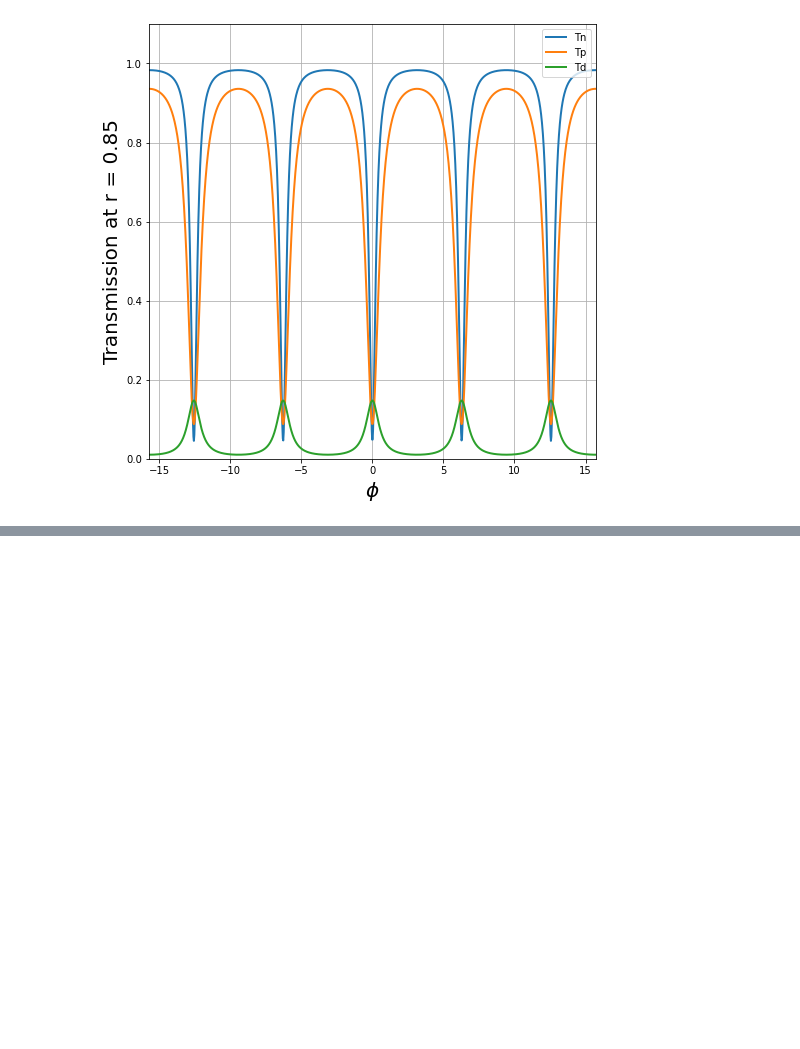
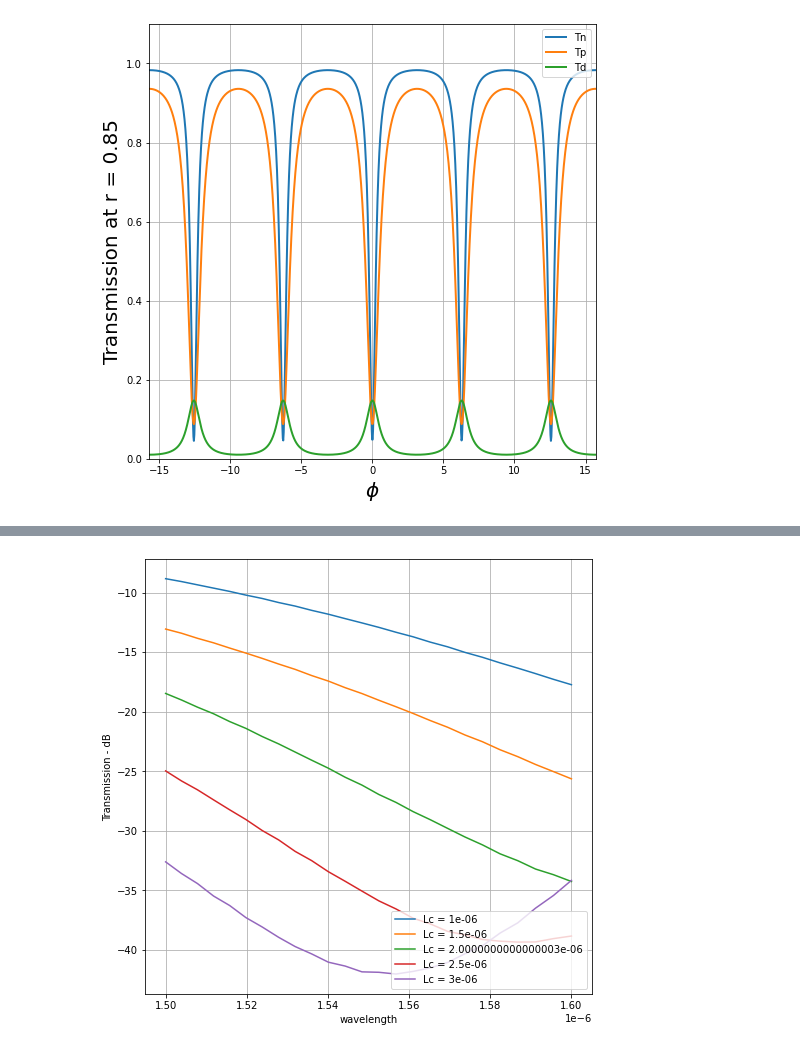
Before and after one commit to moisesoliveira08/Ring-Resonator, a Jupyter notebook: ring_resonator.ipynb, the cells around one changed output, grey strips where cells are left out. Drawn from its saved outputs; the diff is of its cells as text; code cells hidden in the pictures; blank space fills up the shorter version.

```diff
--- a/ring_resonator.ipynb
+++ b/ring_resonator.ipynb
@@ -1,5 +1,4 @@
 # %%
-
 import os
 import imp
 import matplotlib.pyplot as plt
@@ -8,10 +7,8 @@ import math
 import pandas as pd
 import sys
 import pickle
-import importlib.util
-sys.path.append("/opt/lumerical/v221/api/python") #Default linux lumapi path
-import lumapi
-sys.path.append(os.path.dirname('/home/moises/Downloads/'))
+os.add_dll_directory('C:\\Program Files\\Lumerical\\v202\\api\\python\\')
+lumapi = imp.load_source('lumapi','C:\\Program Files\\Lumerical\\v202\\api\\python\\lumapi.py')
 # %%
 
 font = {'family' : 'serif',
@@ -184,0 +210,41 @@ fdtd.set({"x":5.73e-6,
+# %%
+L_batimento = np.linspace(1e-6, 3e-6, 5)
+Transmission = np.zeros((10,25))
+
+for i in range(0, 5):
+    fdtd.switchtolayout()
+    fdtd.select("rect_down")
+    fdtd.set("x span",L_batimento[i])
+    fdtd.select("ring_left")
+    fdtd.set("x", -L_batimento[i]/2)
+    fdtd.select("ring_right")
+    fdtd.set("x", L_batimento[i]/2)
+    fdtd.select("rect_left")
+    fdtd.set("x",(-L_batimento[i]/2)-2.5e-6)
+    fdtd.select("rect_right")
+    fdtd.set("x", (L_batimento[i]/2)+2.5e-6)
+
+    fdtd.select("FDTD::ports::port 1")
+    fdtd.set("x", (-L_batimento[i]/2) - 3.5e-6)
+    fdtd.select("FDTD::ports::port 2")
+    fdtd.set("x", (L_batimento[i]/2) + 3.5e-6)
+
+    fdtd.select("FDTD")
+    fdtd.set("x span", L_batimento[i] + 9e-6)
+
+    fdtd.run()
+    result = fdtd.getresult("FDTD::ports::port 2", "T")
+    wavelength = result['lambda']
+    a = abs(result['T'])**2
+    for j in range(0, 25):
+        Transmission[i, j] = a[j]
+
+figure4 = plt.figure(figsize=(8, 8))
+for k in range(0, 5):
+    plt.plot(wavelength, 10*np.log10(abs(Transmission[k,:])**2), label ="Lc = " + str(L_batimento[k]))
+    plt.xlabel("wavelength")
+    plt.ylabel("Transmission - dB")
+    plt.grid(True)
+    plt.legend(loc = "lower right")
+# %% [output]
+[figure, added]
```
Also changed, not shown: parts of 6 cells of this notebook.
